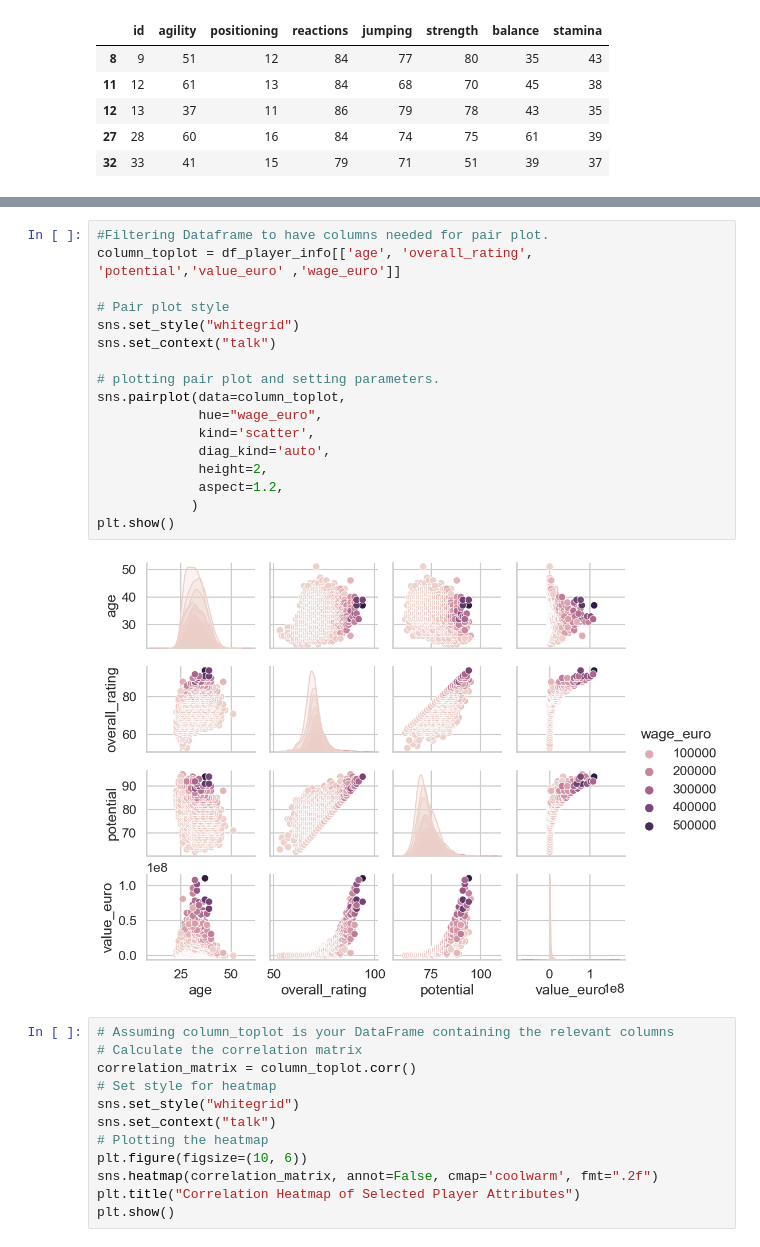
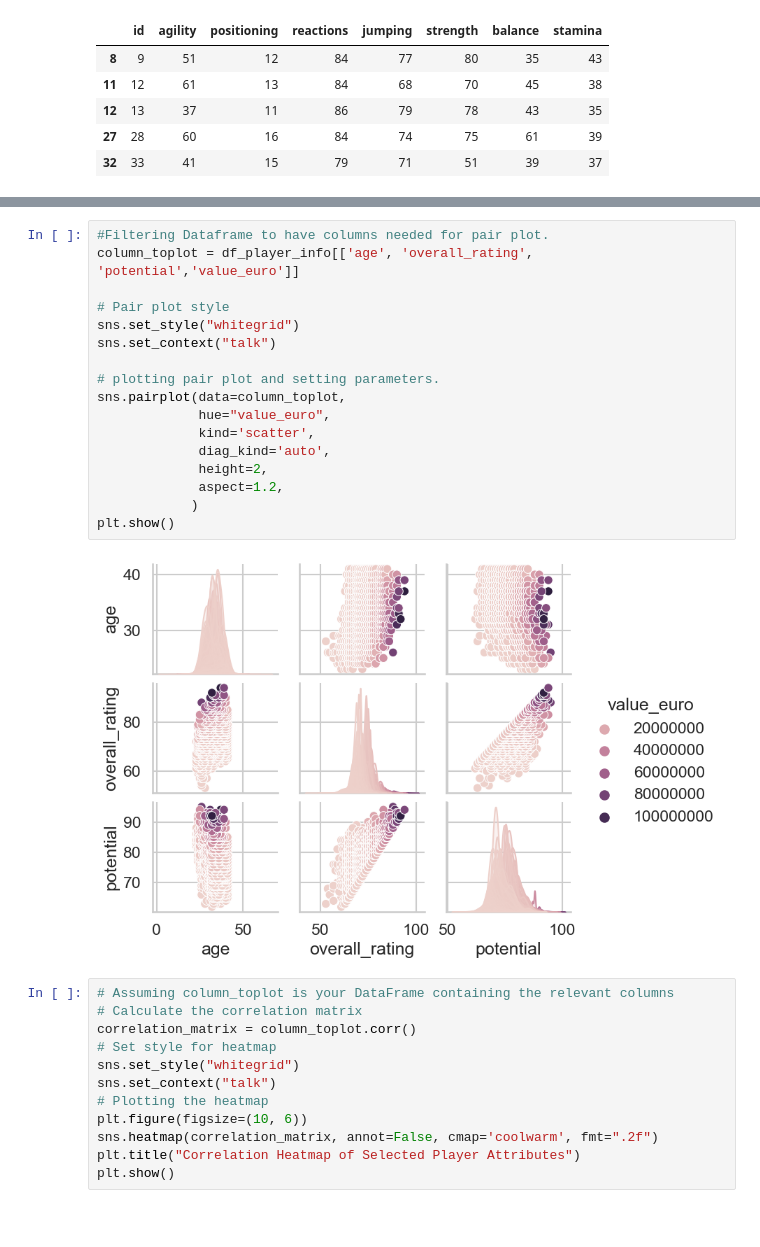
Before and after one commit to rdeshir10/Fifa_Analysis, a Jupyter notebook: footbal.ipynb, the cells around one changed output, grey strips where cells are left out. Cells and saved outputs as stored; diff of their text form; blank space fills up the shorter version.

Commit message:
update on the plots

```diff
--- a/footbal.ipynb
+++ b/footbal.ipynb
@@ -240,22 +236,22 @@ plt.show()
 # %%
 #Filtering Dataframe to have columns needed for pair plot.
-column_toplot = df_player_info[['age', 'overall_rating', 'potential','value_euro' ,'wage_euro']]
+column_toplot = df_player_info[['age', 'overall_rating', 'potential','value_euro']]
 
 # Pair plot style
 sns.set_style("whitegrid")
 sns.set_context("talk")
 
 # plotting pair plot and setting parameters.
 sns.pairplot(data=column_toplot,
-             hue="wage_euro",
+             hue="value_euro",
              kind='scatter',
              diag_kind='auto',
              height=2,
              aspect=1.2,
             )
 plt.show()
 # %% [output]
-[figure, old version]
+[figure, new version]
 # %%
 # Assuming column_toplot is your DataFrame containing the relevant columns
 # Calculate the correlation matrix
```
Also changed, not shown: parts of 3 cells of this notebook, 1 other file.
